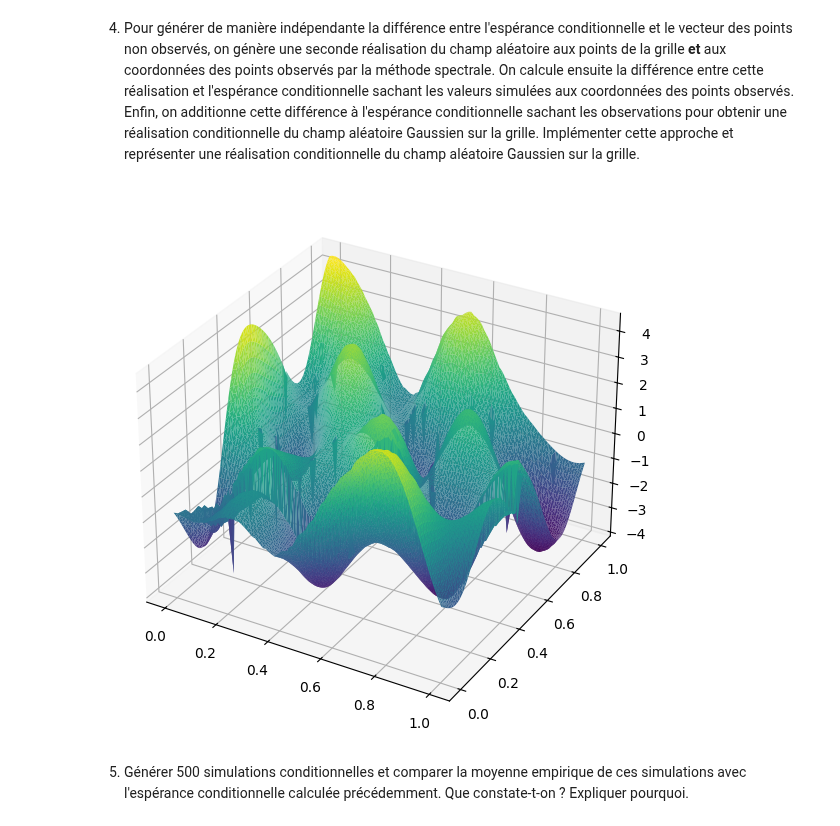
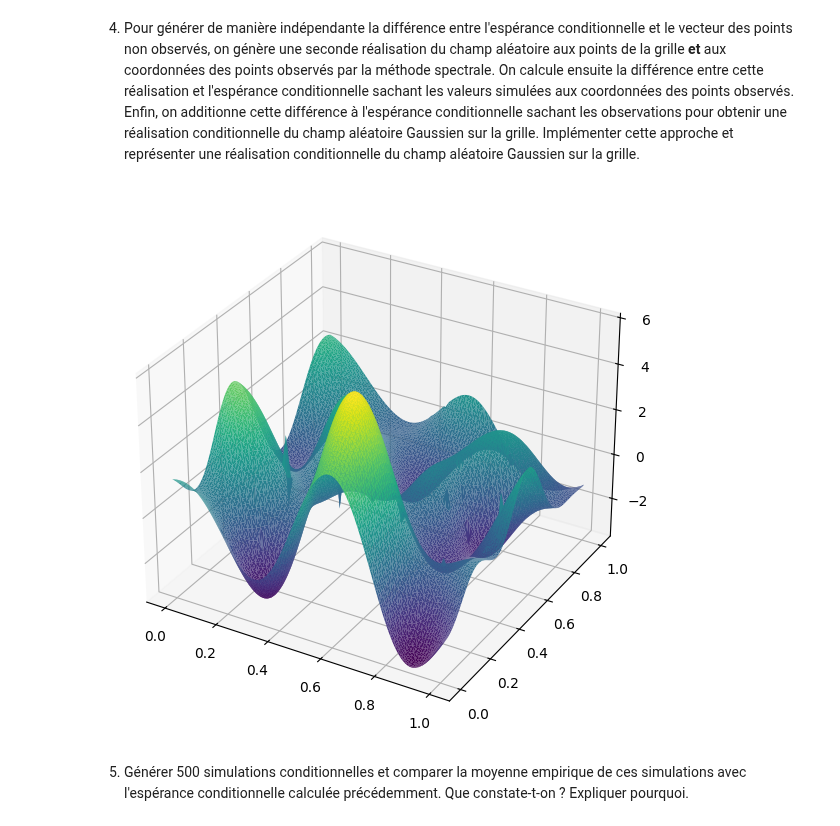
Before and after one commit to Martinks28/Projet-proba, a Jupyter notebook: Projet Probabilités.ipynb, the cells around one changed output. Cells and saved outputs as stored; diff of their text form; code cells hidden in the pictures.

```diff
--- a/Projet Probabilités.ipynb
+++ b/Projet Probabilités.ipynb
@@ -428,13 +429,11 @@ C = covariance_gaussienne(m_distances, sigma2, a)
 # %%
 # Calcul de l'espérance en considérant que les espérances m_X1 et m_X2 sont nulles
 
-C_X2 = C[:9950,:9950]
 C_X1 = C[9950:10000,9950:10000]
 C_X2X1 = C[:9950,9950:10000]
-C_X1X2 = C[9950:10000,:9950]
 
 C_X1_inv = np.linalg.inv(C_X1 + (10**-2)*np.identity(50))
-
+M_prod = np.dot(C_X2X1, C_X1_inv)
 
 # Construction du vecteur des points observés
 x1 = np.empty(50)
@@ -443,7 +442,7 @@ for x in liste_cles :
     x1[i]=d[x]
     i+=1
 
-E_cond = np.dot(C_X2X1, np.dot(C_X1_inv, x1))
+E_cond = np.dot(M_prod, x1))
 # %%
 # Représentation
 list_points = np.array(list_points)
@@ -459,31 +458,28 @@ plt.show()
 # %% [markdown]
 4. Pour générer de manière indépendante la différence entre l'espérance conditionnelle et le vecteur des points non observés, on génère une seconde réalisation du champ aléatoire aux points de la grille **et** aux coordonnées des points observés par la méthode spectrale. On calcule ensuite la différence entre cette réalisation et l'espérance conditionnelle sachant les valeurs simulées aux coordonnées des points observés. Enfin, on additionne cette différence à l'espérance conditionnelle sachant les observations pour obtenir une réalisation conditionnelle du champ aléatoire Gaussien sur la grille. Implémenter cette approche et représenter une réalisation conditionnelle du champ aléatoire Gaussien sur la grille.
 # %%
-X = simu_spectrale(tableau_de_points,a,50) # Valeurs du champ simulé par la méthode spectrale.
+X = simu_spectrale(list_points,a,50) # Valeurs du champ simulé par la méthode spectrale.
 
 # Il faut maintenant extraire les valeurs connues dans le bon ordre.
 
-x1_simu = np.empty(50)
+index = np.empty(50)
 
-i=0
-for u in liste_cles :
-    x1_simu[i] = X[u[0]+u[1]]
-    i+=1
+x1_simu = X[9950:]
 
 # On peut reprendre la formule de l'espérance conditionnelle de la question précédente mais en prenant x1 = x1_simu.
 
-E_cond_simu = np.dot(C_X2X1, np.dot(C_X1_inv, x1_simu))
+E_cond_simu = np.dot(M_prod, x1_simu)
 
 z_1 = np.concatenate((E_cond_simu, x1_simu))
 
 Champ_condit = X - z_1 + z
 
 fig = plt.figure(figsize=(7,7))
 axes = plt.axes(projection="3d")
 axes.plot_trisurf(x,y,Champ_condit, cmap="viridis")
 plt.show()
 # %% [output]
-[figure, old version]
+[figure, new version]
 # %% [markdown]
 5. Générer 500 simulations conditionnelles et comparer la moyenne empirique de ces simulations avec l'espérance conditionnelle calculée précédemment. Que constate-t-on ? Expliquer pourquoi.
 # %%
```
Also changed, not shown: parts of 3 cells of this notebook.
